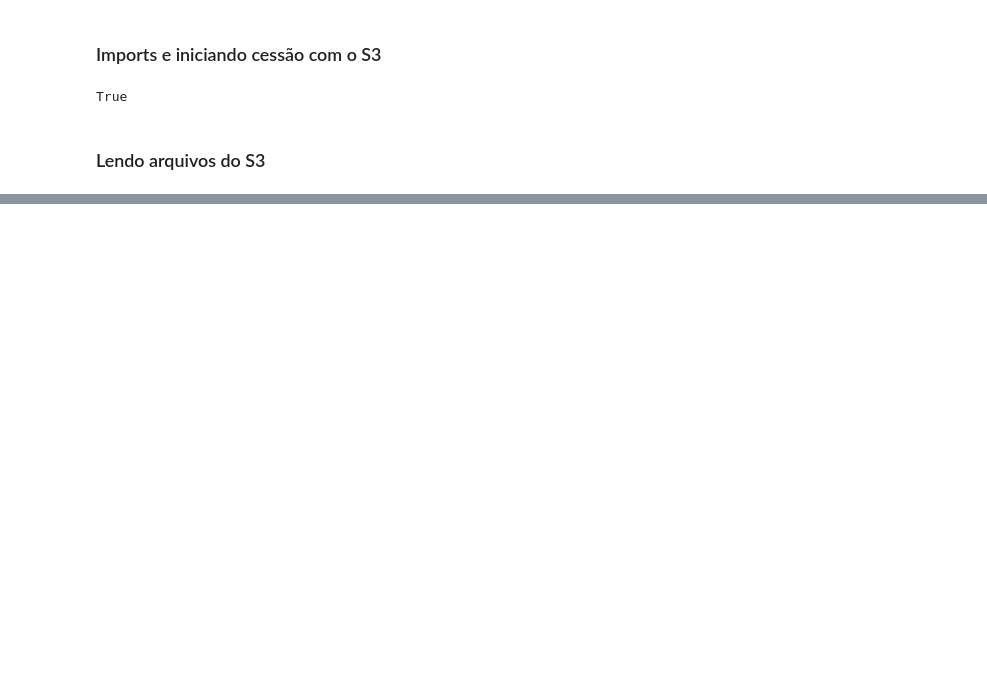
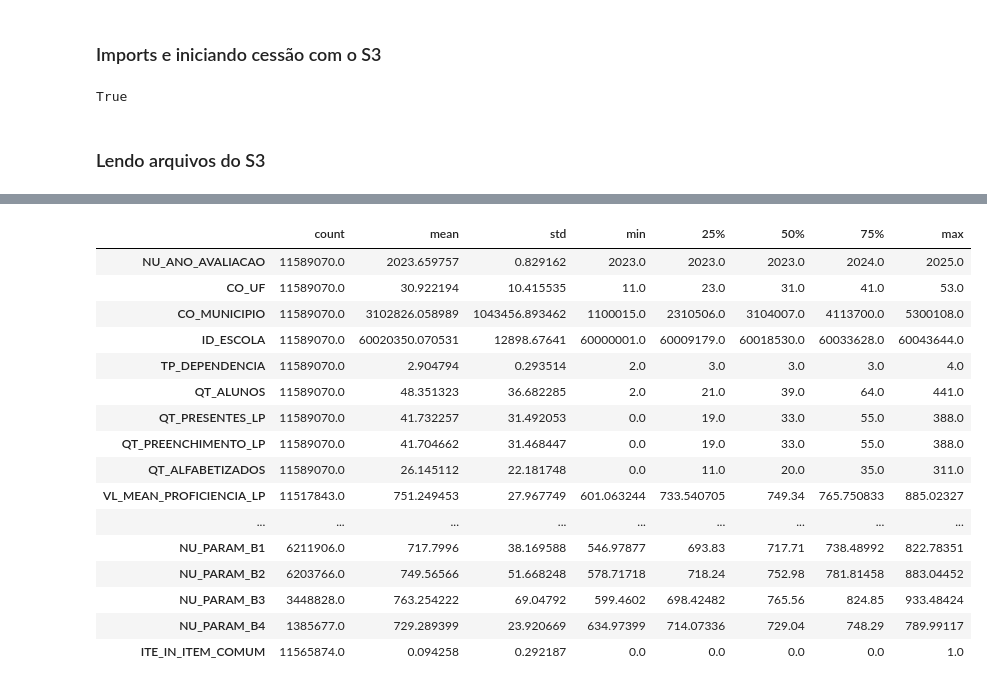
Before and after one commit to LucasRuizMartins/fiap_tech_challenge_03, a Jupyter notebook: notebooks/01 - pipeline.ipynb, the cells around one changed output, grey strips where cells are left out. Drawn from its saved outputs; the diff is of its cells as text; code cells hidden in the pictures; blank space fills up the shorter version.

```diff
--- a/notebooks/01 - pipeline.ipynb
+++ b/notebooks/01 - pipeline.ipynb
@@ -142,0 +87,20 @@ dtype: int64
+# %%
+df_meta.describe().T
+# %% [output]
+|  | count | mean | std | min | 25% | 50% | 75% | max |
+| NU_ANO_AVALIACAO | 11589070.0 | 2023.659757 | 0.829162 | 2023.0 | 2023.0 | 2023.0 | 2024.0 | 2025.0 |
+| CO_UF | 11589070.0 | 30.922194 | 10.415535 | 11.0 | 23.0 | 31.0 | 41.0 | 53.0 |
+| CO_MUNICIPIO | 11589070.0 | 3102826.058989 | 1043456.893462 | 1100015.0 | 2310506.0 | 3104007.0 | 4113700.0 | 5300108.0 |
+| ID_ESCOLA | 11589070.0 | 60020350.070531 | 12898.67641 | 60000001.0 | 60009179.0 | 60018530.0 | 60033628.0 | 60043644.0 |
+| TP_DEPENDENCIA | 11589070.0 | 2.904794 | 0.293514 | 2.0 | 3.0 | 3.0 | 3.0 | 4.0 |
+| QT_ALUNOS | 11589070.0 | 48.351323 | 36.682285 | 2.0 | 21.0 | 39.0 | 64.0 | 441.0 |
+| QT_PRESENTES_LP | 11589070.0 | 41.732257 | 31.492053 | 0.0 | 19.0 | 33.0 | 55.0 | 388.0 |
+| QT_PREENCHIMENTO_LP | 11589070.0 | 41.704662 | 31.468447 | 0.0 | 19.0 | 33.0 | 55.0 | 388.0 |
+| QT_ALFABETIZADOS | 11589070.0 | 26.145112 | 22.181748 | 0.0 | 11.0 | 20.0 | 35.0 | 311.0 |
+| VL_MEAN_PROFICIENCIA_LP | 11517843.0 | 751.249453 | 27.967749 | 601.063244 | 733.540705 | 749.34 | 765.750833 | 885.02327 |
+| ... | ... | ... | ... | ... | ... | ... | ... | ... |
+| NU_PARAM_B1 | 6211906.0 | 717.7996 | 38.169588 | 546.97877 | 693.83 | 717.71 | 738.48992 | 822.78351 |
+| NU_PARAM_B2 | 6203766.0 | 749.56566 | 51.668248 | 578.71718 | 718.24 | 752.98 | 781.81458 | 883.04452 |
+| NU_PARAM_B3 | 3448828.0 | 763.254222 | 69.04792 | 599.4602 | 698.42482 | 765.56 | 824.85 | 933.48424 |
+| NU_PARAM_B4 | 1385677.0 | 729.289399 | 23.920669 | 634.97399 | 714.07336 | 729.04 | 748.29 | 789.99117 |
+| ITE_IN_ITEM_COMUM | 11565874.0 | 0.094258 | 0.292187 | 0.0 | 0.0 | 0.0 | 0.0 | 1.0 |
```
Also changed, not shown: parts of 7 cells of this notebook, 2 other files.
